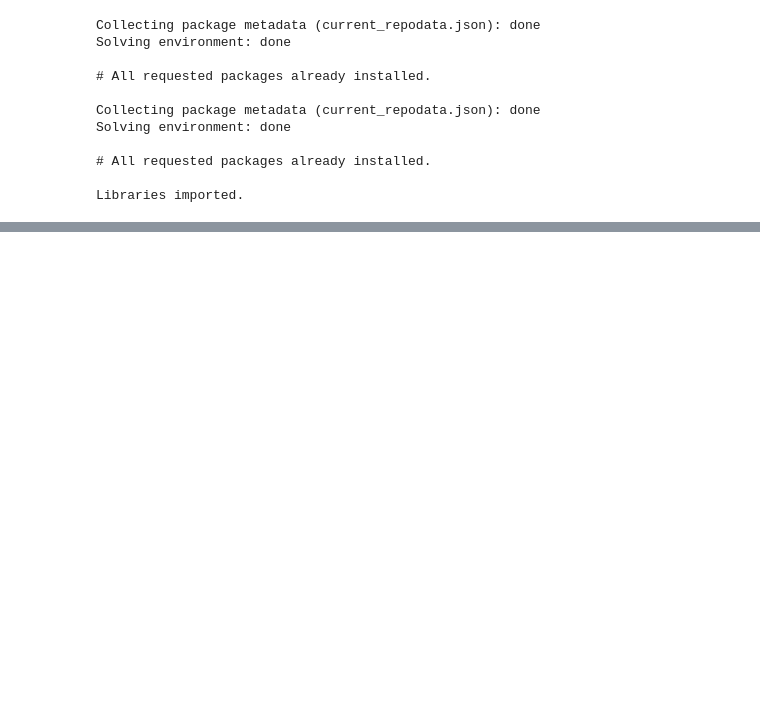
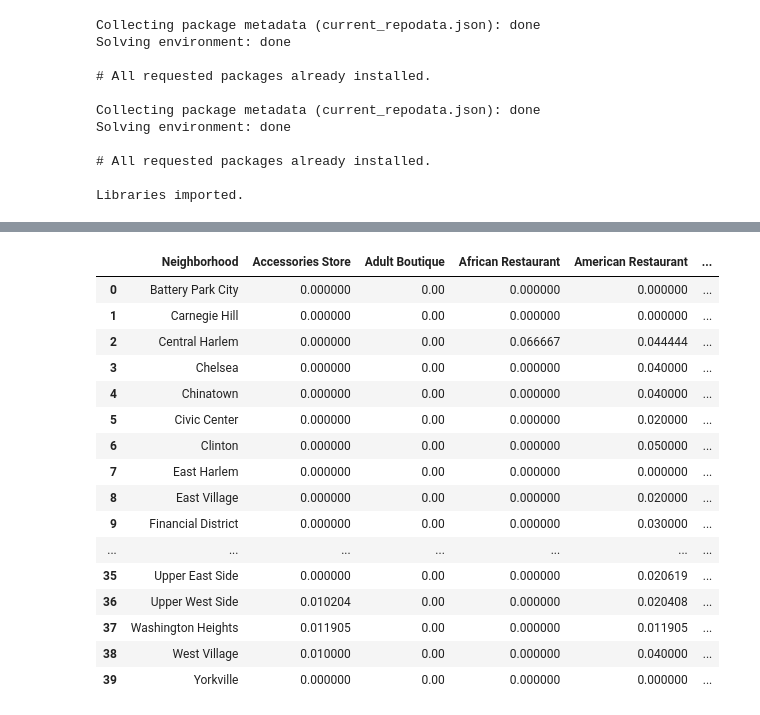
Before and after one commit to kingleung08/Coursera_Capstone, a Jupyter notebook: capstone_final.ipynb, the cells around one changed output, grey strips where cells are left out. Cells and saved outputs as stored; diff of their text form; code cells hidden in the pictures; blank space fills up the shorter version.

```diff
--- a/capstone_final.ipynb
+++ b/capstone_final.ipynb
@@ -69,0 +206,3 @@ df[df_final['Borough']=='Manhattan']
+# %%
+results = requests.get(url).json()
+results
@@ -69,0 +239,16 @@ df[df_final['Borough']=='Manhattan']
+# %%
+venues = results['response']['groups'][0]['items']
+
+nearby_venues = json_normalize(venues) # flatten JSON
+
+# filter columns
+filtered_columns = ['venue.name', 'venue.categories', 'venue.location.lat', 'venue.location.lng']
+nearby_venues =nearby_venues.loc[:, filtered_columns]
+
+# filter the category for each row
+nearby_venues['venue.categories'] = nearby_venues.apply(get_category_type, axis=1)
+
+# clean columns
+nearby_venues.columns = [col.split(".")[-1] for col in nearby_venues.columns]
+
+nearby_venues.head()
@@ -69,0 +302,6 @@ df[df_final['Borough']=='Manhattan']
+# %%
+# type your answer here
+manhattan_venues = getNearbyVenues(names=manhattan_data['Neighborhood'],
+                                   latitudes=manhattan_data['Latitude'],
+                                   longitudes=manhattan_data['Longitude']
+                                  )
@@ -69,0 +326,12 @@ df[df_final['Borough']=='Manhattan']
+# %%
+# one hot encoding
+manhattan_onehot = pd.get_dummies(manhattan_venues[['Venue Category']], prefix="", prefix_sep="")
+
+# add neighborhood column back to dataframe
+manhattan_onehot['Neighborhood'] = manhattan_venues['Neighborhood']
+
+# move neighborhood column to the first column
+fixed_columns = [manhattan_onehot.columns[-1]] + list(manhattan_onehot.columns[:-1])
+manhattan_onehot = manhattan_onehot[fixed_columns]
+
+manhattan_onehot.head()
@@ -69,0 +369,21 @@ df[df_final['Borough']=='Manhattan']
+# %%
+manhattan_grouped = manhattan_onehot.groupby('Neighborhood').mean().reset_index()
+manhattan_grouped
+# %% [output]
+|  | Neighborhood | Accessories Store | Adult Boutique | African Restaurant | American Restaurant | ... |
+| 0 | Battery Park City | 0.000000 | 0.00 | 0.000000 | 0.000000 | ... |
+| 1 | Carnegie Hill | 0.000000 | 0.00 | 0.000000 | 0.000000 | ... |
+| 2 | Central Harlem | 0.000000 | 0.00 | 0.066667 | 0.044444 | ... |
+| 3 | Chelsea | 0.000000 | 0.00 | 0.000000 | 0.040000 | ... |
+| 4 | Chinatown | 0.000000 | 0.00 | 0.000000 | 0.040000 | ... |
+| 5 | Civic Center | 0.000000 | 0.00 | 0.000000 | 0.020000 | ... |
+| 6 | Clinton | 0.000000 | 0.00 | 0.000000 | 0.050000 | ... |
+| 7 | East Harlem | 0.000000 | 0.00 | 0.000000 | 0.000000 | ... |
+| 8 | East Village | 0.000000 | 0.00 | 0.000000 | 0.020000 | ... |
+| 9 | Financial District | 0.000000 | 0.00 | 0.000000 | 0.030000 | ... |
+| ... | ... | ... | ... | ... | ... | ... |
+| 35 | Upper East Side | 0.000000 | 0.00 | 0.000000 | 0.020619 | ... |
+| 36 | Upper West Side | 0.010204 | 0.00 | 0.000000 | 0.020408 | ... |
+| 37 | Washington Heights | 0.011905 | 0.00 | 0.000000 | 0.011905 | ... |
+| 38 | West Village | 0.010000 | 0.00 | 0.000000 | 0.040000 | ... |
+| 39 | Yorkville | 0.000000 | 0.00 | 0.000000 | 0.000000 | ... |
```
Also changed, not shown: parts of 40 cells of this notebook.
